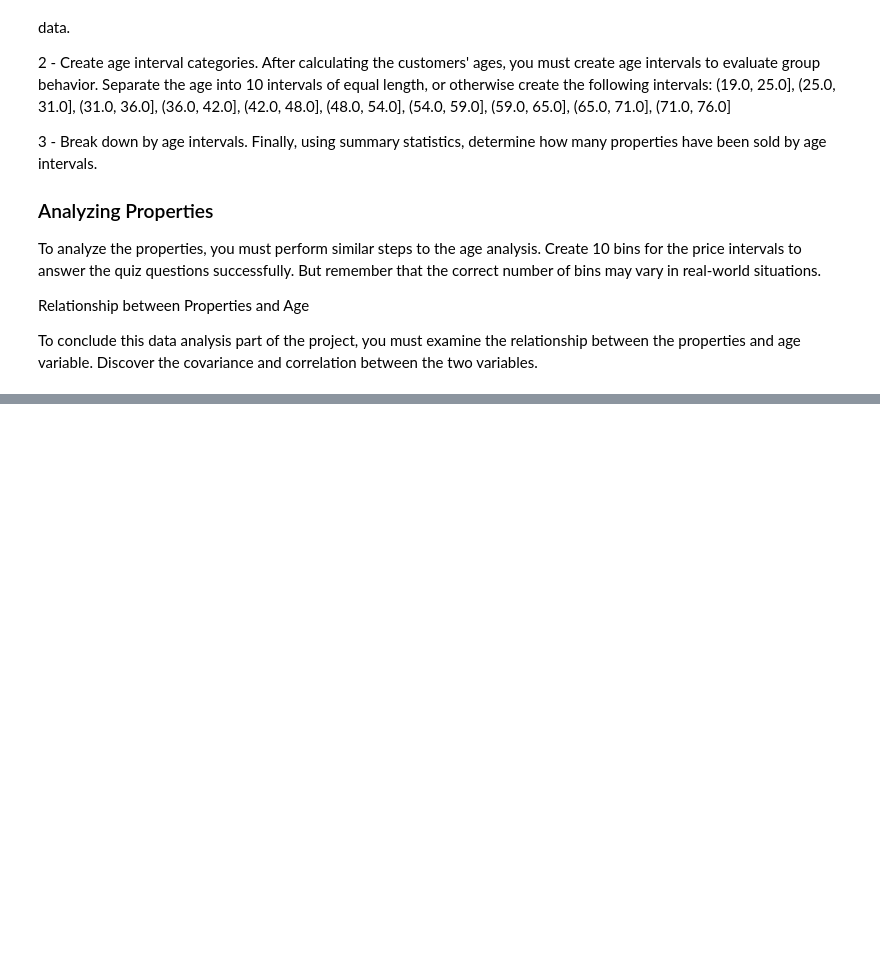
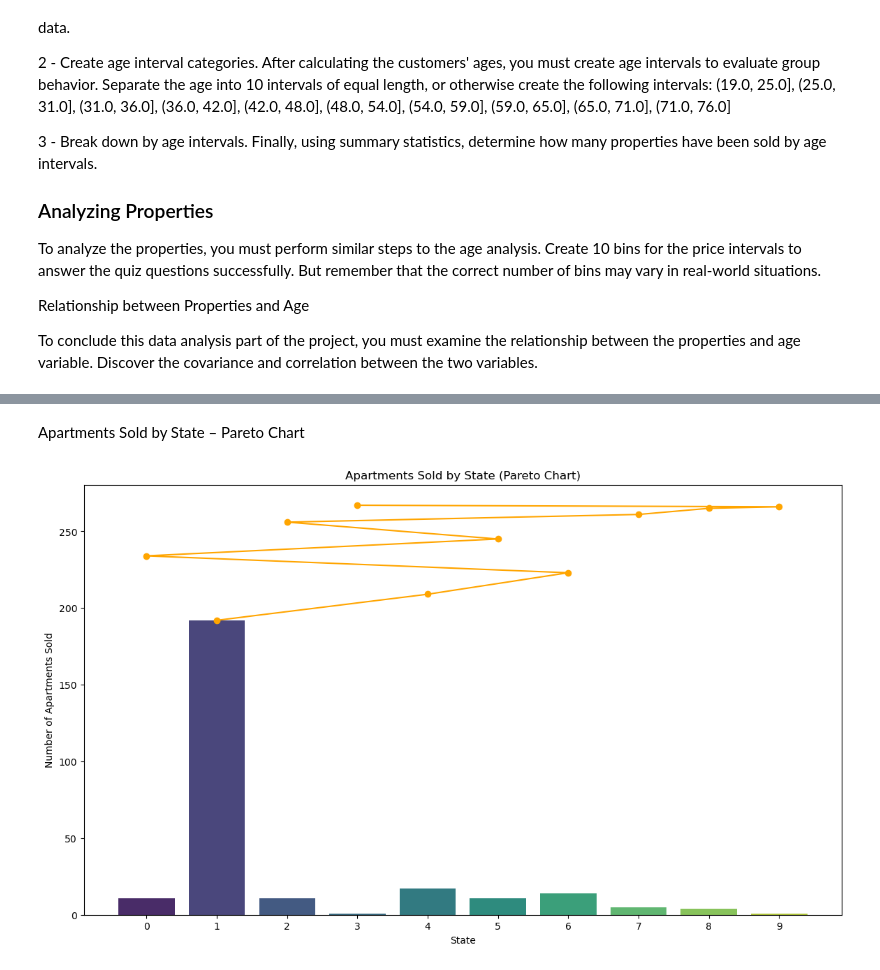
Before and after one commit to mezdourcheima/Real-Estate-Market-Analysis-with-Python, a Jupyter notebook: dataAnalysis.ipynb, the cells around one changed output, grey strips where cells are left out. Cells and saved outputs as stored; diff of their text form; code cells hidden in the pictures; blank space fills up the shorter version.

```diff
--- a/dataAnalysis.ipynb
+++ b/dataAnalysis.ipynb
@@ -21,0 +240,16 @@ To conclude this data analysis part of the project, you must examine the relatio
+# %% [markdown]
+Apartments Sold by State – Pareto Chart
+# %%
+plt.figure(figsize=(14, 8))
+state_counts = data['state'].value_counts()
+state_cumulative = state_counts.cumsum()
+
+sns.barplot(x=state_counts.index, y=state_counts, palette='viridis')
+plt.plot(state_cumulative.index, state_cumulative, color='orange', marker='o')
+
+plt.title('Apartments Sold by State (Pareto Chart)')
+plt.xlabel('State')
+plt.ylabel('Number of Apartments Sold')
+plt.show()
+# %% [output]
+[figure, added]
```
Also changed, not shown: parts of 35 cells of this notebook, 2 other files.
